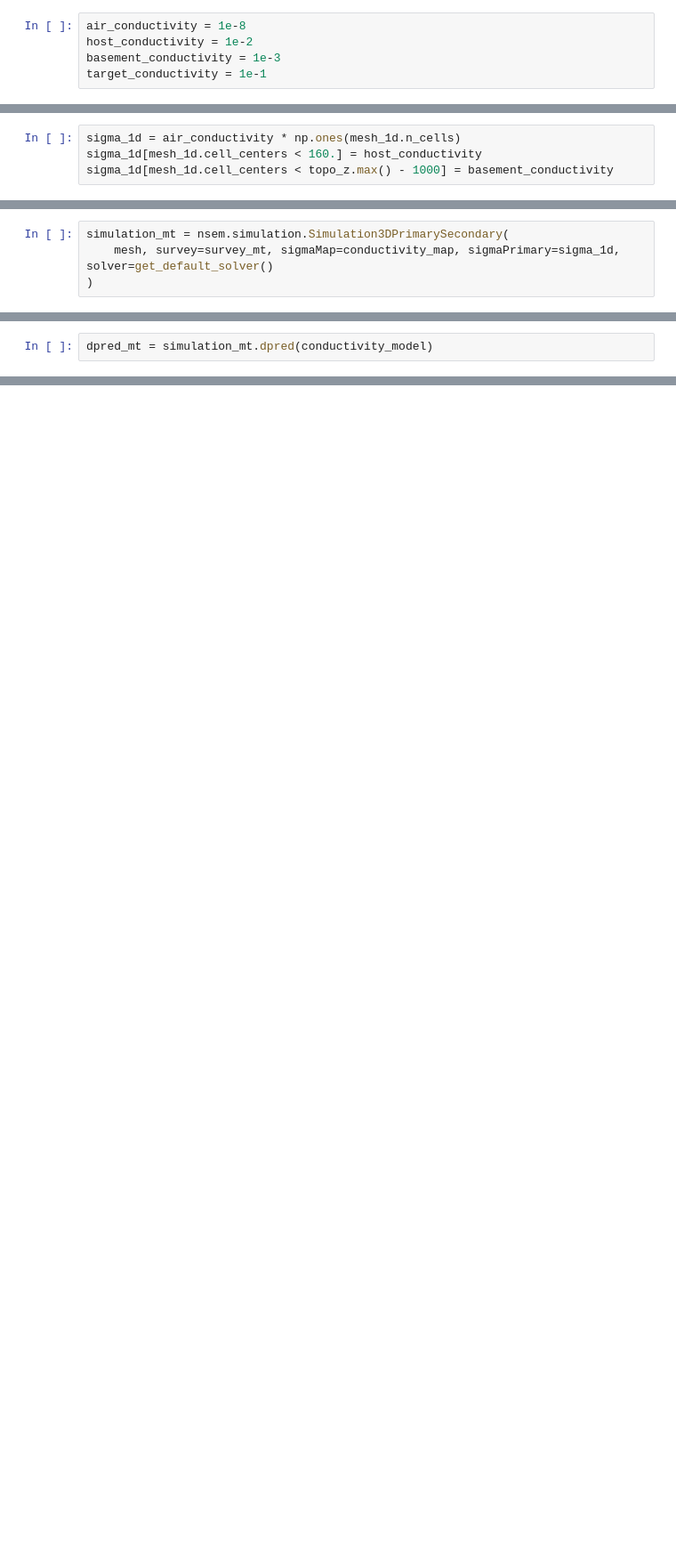
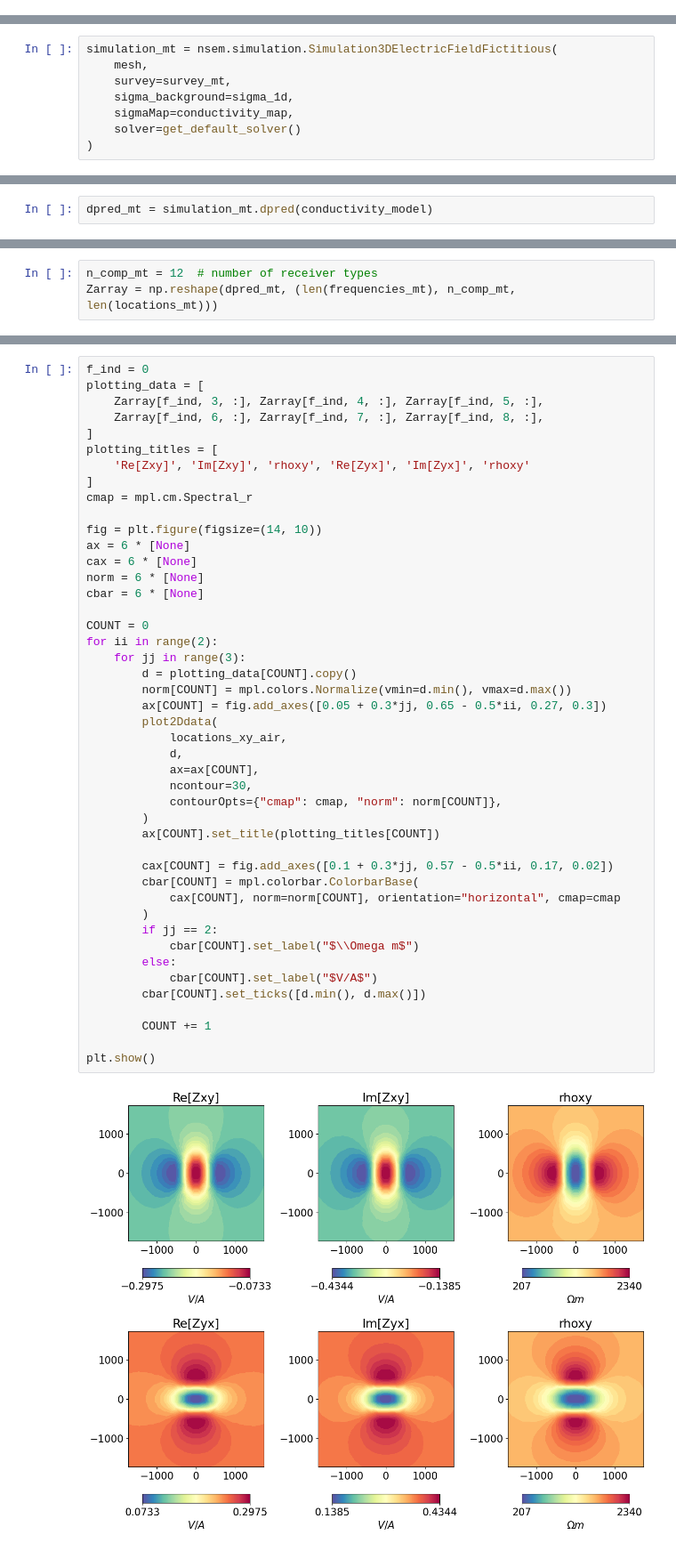
Before and after one commit to simpeg/user-tutorials, a Jupyter notebook: notebooks/09-nsem/fwd_nsem_3d.ipynb, the cells around one changed output, grey strips where cells are left out. Shown at 89% size. Saved outputs shown, nothing was run; the diff lists cells and outputs as text; blank space fills up the shorter version.

```diff
--- a/notebooks/09-nsem/fwd_nsem_3d.ipynb
+++ b/notebooks/09-nsem/fwd_nsem_3d.ipynb
@@ -136,5 +143,0 @@ ax.view_init(elev=45.0, azim=-125)
-# %%
-air_conductivity = 1e-8
-host_conductivity = 1e-2
-basement_conductivity = 1e-3
-target_conductivity = 1e-1
@@ -426,4 +402,0 @@ mesh_1d = TensorMesh([hz], origin=np.array([mesh.origin[-1]]))
-# %%
-sigma_1d = air_conductivity * np.ones(mesh_1d.n_cells)
-sigma_1d[mesh_1d.cell_centers < 160.] = host_conductivity
-sigma_1d[mesh_1d.cell_centers < topo_z.max() - 1000] = basement_conductivity
@@ -432,4 +403,8 @@ sigma_1d[mesh_1d.cell_centers < topo_z.max() - 1000] = basement_conductivity
 # %%
-simulation_mt = nsem.simulation.Simulation3DPrimarySecondary(
-    mesh, survey=survey_mt, sigmaMap=conductivity_map, sigmaPrimary=sigma_1d, solver=get_default_solver()
+simulation_mt = nsem.simulation.Simulation3DElectricFieldFictitious(
+    mesh,
+    survey=survey_mt,
+    sigma_background=sigma_1d,
+    sigmaMap=conductivity_map,
+    solver=get_default_solver()
 )
@@ -453,0 +419,3 @@ dpred_mt = simulation_mt.dpred(conductivity_model)
+# %%
+n_comp_mt = 12  # number of receiver types
+Zarray = np.reshape(dpred_mt, (len(frequencies_mt), n_comp_mt, len(locations_mt)))
@@ -453,0 +428,47 @@ dpred_mt = simulation_mt.dpred(conductivity_model)
+# %%
+f_ind = 0
+plotting_data = [
+    Zarray[f_ind, 3, :], Zarray[f_ind, 4, :], Zarray[f_ind, 5, :],
+    Zarray[f_ind, 6, :], Zarray[f_ind, 7, :], Zarray[f_ind, 8, :],
+]
+plotting_titles = [
+    'Re[Zxy]', 'Im[Zxy]', 'rhoxy', 'Re[Zyx]', 'Im[Zyx]', 'rhoxy'
+]
+cmap = mpl.cm.Spectral_r
+
+fig = plt.figure(figsize=(14, 10))
+ax = 6 * [None]
+cax = 6 * [None]
+norm = 6 * [None]
+cbar = 6 * [None]
+
+COUNT = 0
+for ii in range(2):
+    for jj in range(3):
+        d = plotting_data[COUNT].copy()
+        norm[COUNT] = mpl.colors.Normalize(vmin=d.min(), vmax=d.max())
+        ax[COUNT] = fig.add_axes([0.05 + 0.3*jj, 0.65 - 0.5*ii, 0.27, 0.3])
+        plot2Ddata(
+            locations_xy_air,
+            d,
+            ax=ax[COUNT],
+            ncontour=30,
+            contourOpts={"cmap": cmap, "norm": norm[COUNT]},
+        )
+        ax[COUNT].set_title(plotting_titles[COUNT])
+
+        cax[COUNT] = fig.add_axes([0.1 + 0.3*jj, 0.57 - 0.5*ii, 0.17, 0.02])
+        cbar[COUNT] = mpl.colorbar.ColorbarBase(
+            cax[COUNT], norm=norm[COUNT], orientation="horizontal", cmap=cmap
+        )
+        if jj == 2:
+            cbar[COUNT].set_label("$\\Omega m$")
+        else:
+            cbar[COUNT].set_label("$V/A$")
+        cbar[COUNT].set_ticks([d.min(), d.max()])
+
+        COUNT += 1
+
+plt.show()
+# %% [output]
+[figure, added]
```
Also changed, not shown: parts of 82 cells of this notebook, 7 other files.
